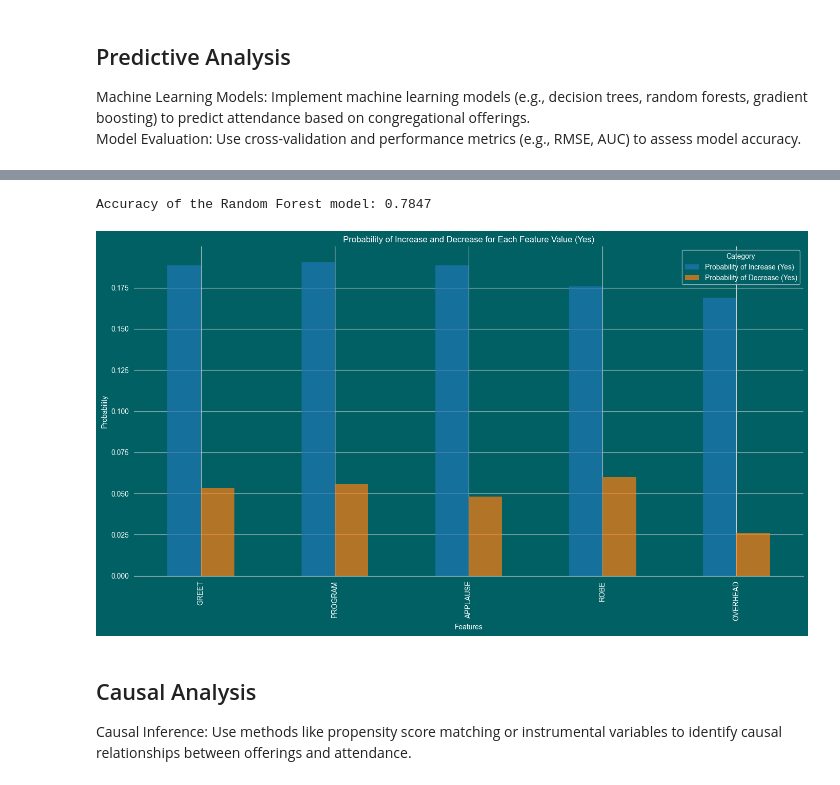
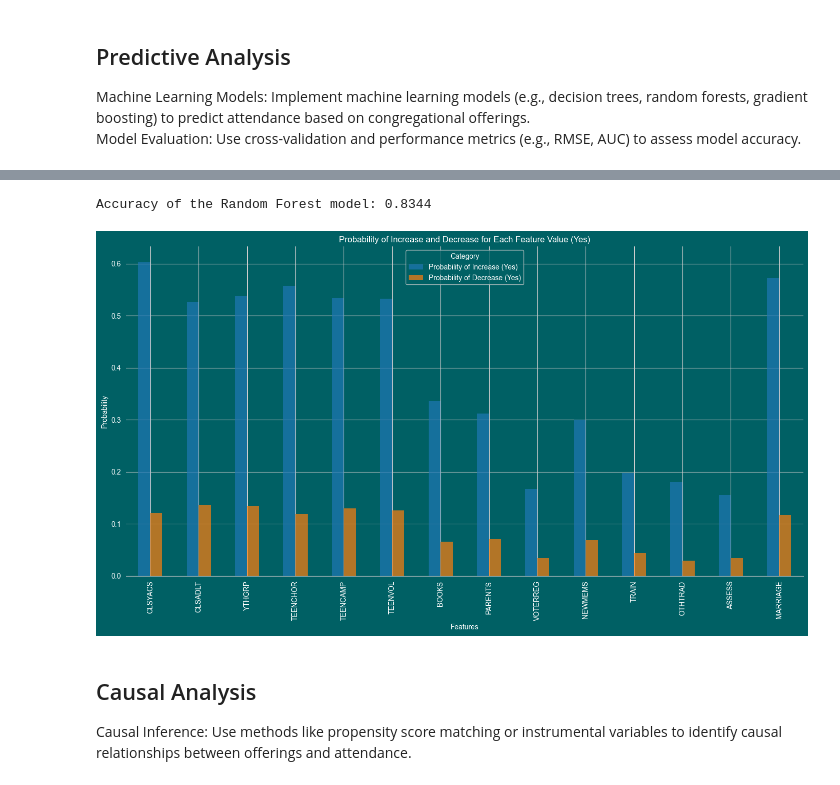
Before and after one commit to NRSchaaf/unlocking-church-growth, a Jupyter notebook: notebook/program_analysis.ipynb, the cells around one changed output, grey strips where cells are left out. Saved outputs shown, nothing was run; the diff lists cells and outputs as text; code cells hidden in the pictures.

```diff
--- a/notebook/program_analysis.ipynb
+++ b/notebook/program_analysis.ipynb
@@ -325,3 +226,9 @@ SOCLTIME          NaN      NaN
+# %%
+# ANOVA or Kruskal-Wallis Test
+for col in df_programs.select_dtypes(include='number').columns:
+    groups = [df_programs[df_programs['change_category'] == cat][col] for cat in df_programs['change_category'].cat.categories]
+    f_stat, p_value = f_oneway(*groups)
+    print(f'ANOVA Test for {col}: p-value = {p_value}')
 # %% [markdown]
 ## Regression Analysis
 Linear Regression: Model the relationship between congregational size (dependent variable) and offerings (independent variables) using linear regression.<br>
@@ -421,0 +248,4 @@ Accuracy of the Random Forest model: 0.7021
+# %%
+# Select specific features and target
+selected_columns = ['CLSYACS', 'CLSADLT', 'YTHGRP', 'TEENCHOR', 'TEENCAMP', 'TEENVOL', 'BOOKS', 'PARENTS', 'VOTERREG', 'NEWMEMS', 'TRAIN', 'OTHTRAD', 'ASSESS', 'MARRIAGE', 'change_category']
+df_programs_rf = data[selected_columns].copy()
@@ -421,0 +272,9 @@ Accuracy of the Random Forest model: 0.7021
+# %%
+# Count values in each column
+value_counts = {col: df_programs_rf[col].value_counts() for col in df_programs_rf.columns}
+
+# Print value counts for each column
+for col, counts in value_counts.items():
+    print(f"Value counts for column '{col}':")
+    print(counts)
+    print()  # Blank line for readability
@@ -422,20 +299,25 @@ Accuracy of the Random Forest model: 0.7021
 # %%
-# Random Forest 2
+# Random Forest
 
 # Select specific features
-selected_columns = ['GREET', 'PROGRAM', 'APPLAUSE', 'ROBE', 'OVERHEAD', 'change_category']
-df_worship_rf2 = data[selected_columns].copy()
+selected_columns = ['CLSYACS', 'CLSADLT', 'YTHGRP', 'TEENCHOR', 'TEENCAMP', 'TEENVOL', 'BOOKS', 'PARENTS', 'VOTERREG', 'NEWMEMS', 'TRAIN', 'OTHTRAD', 'ASSESS', 'MARRIAGE', 'change_category']
+df_programs_rf = data[selected_columns].copy()
+
+# Replace NaN or missing values with False, except for the categorical column 'change_category'
+for col in df_programs_rf.columns:
+    if col != 'change_category':  # Exclude the categorical column
+        df_programs_rf[col] = df_programs_rf[col].fillna(False)
 
 # Prepare features and target
-X = df_worship_rf2.drop('change_category', axis=1)
-y = df_worship_rf2['change_category']
-
-# Drop rows with missing values
-X = X.dropna()
-y = y[X.index]  # Keep y aligned with X after dropping rows
+X = df_programs_rf.drop('change_category', axis=1)
+y = df_programs_rf['change_category']
 
 # Convert Boolean features to int
 X = X.astype(int)
+
+# Drop rows with missing values (if any)
+X = X.dropna()
+y = y[X.index]  # Keep y aligned with X after dropping rows
 
 # Split the data
 X_train, X_test, y_train, y_test = train_test_split(X, y, test_size=0.3, random_state=42)
@@ -449,40 +331,38 @@ y_pred = rf_model.predict(X_test)
 
 # Calculate accuracy
 accuracy = accuracy_score(y_test, y_pred)
-
-# Print accuracy
 print(f"Accuracy of the Random Forest model: {accuracy:.4f}")
 
 # Predict probabilities
 probs = rf_model.predict_proba(X_test)
 
 # Convert probabilities to DataFrame
 probs_df = pd.DataFrame(probs, columns=rf_model.classes_, index=X_test.index)
 
-# Calculate mean probabilities for 'yes' for 'Increase' and 'Decrease'
+# Calculate mean probabilities for 'Increase' and 'Decrease'
 feature_probs = {}
 
 for feature in X.columns:
     feature_probs[feature] = {
         'Increase': probs_df.loc[X_test[feature] == 1, 'Increase'].mean(),
         'Decrease': probs_df.loc[X_test[feature] == 1, 'Decrease'].mean()
     }
 
 # Convert to DataFrame for plotting
 feature_probs_df = pd.DataFrame(feature_probs).T
 feature_probs_df.columns = ['Probability of Increase (Yes)', 'Probability of Decrease (Yes)']
 
 # Plot
 feature_probs_df.plot(kind='bar', figsize=(14, 8), alpha=0.7)
 plt.title('Probability of Increase and Decrease for Each Feature Value (Yes)')
 plt.xlabel('Features')
 plt.ylabel('Probability')
 plt.legend(title='Category')
 plt.tight_layout()
 plt.show()
 # %% [output]
-Accuracy of the Random Forest model: 0.7847
+Accuracy of the Random Forest model: 0.8344
-[figure, old version]
+[figure, new version]
 # %% [markdown]
 ## Causal Analysis
 Causal Inference: Use methods like propensity score matching or instrumental variables to identify causal relationships between offerings and attendance.
```
Also changed, not shown: parts of 15 cells of this notebook, 2 other files.
